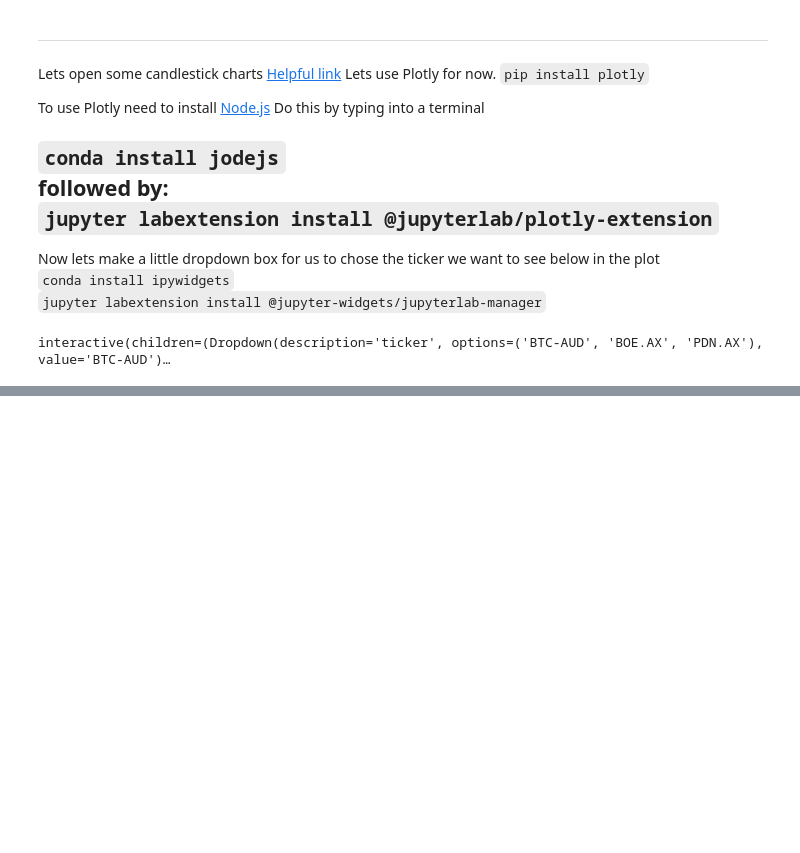
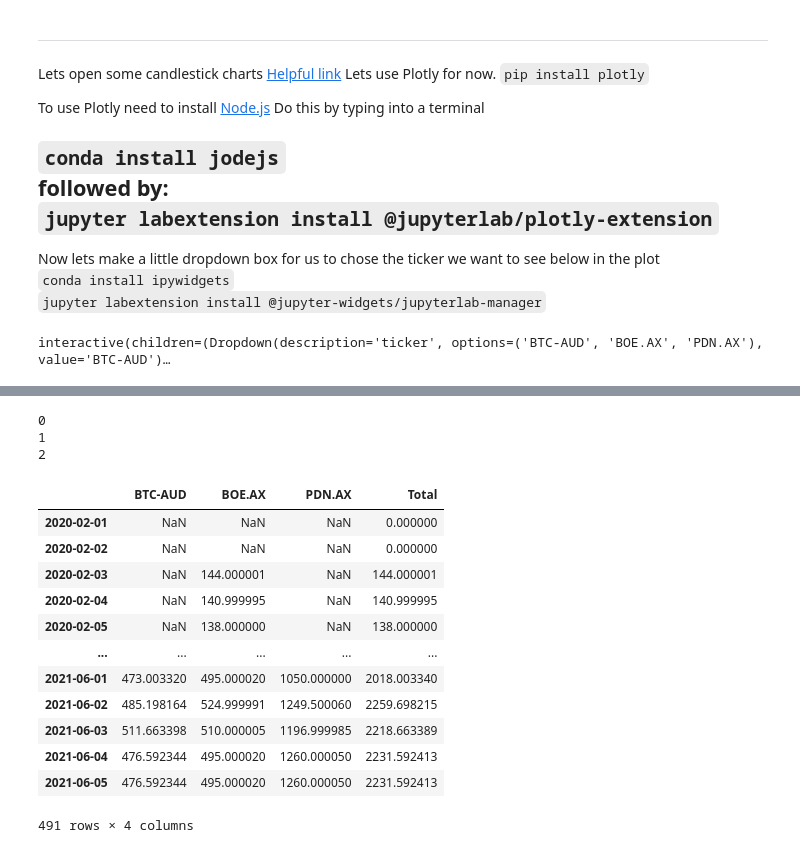
Before and after one commit to marrabld/portfolio_tracker, a Jupyter notebook: update_portfolio.ipynb, the cells around one changed output, grey strips where cells are left out. Cells and saved outputs as stored; diff of their text form; code cells hidden in the pictures; blank space fills up the shorter version.

```diff
--- a/update_portfolio.ipynb
+++ b/update_portfolio.ipynb
@@ -94,0 +119,19 @@ interactive(children=(Dropdown(description='ticker', options=('BTC-AUD', 'BOE.AX
+# %%
+df = None
+portfolio = date_range.to_frame()
+frames = [portfolio]
+
+for ii in range(len(data['tickers'])):
+    print(ii)
+    frames.append(quotes[ii]['Close'] * data['amounts'][ii])
+
+df = pd.concat(frames, axis=1)
+df = df.drop(df.columns[0], axis=1)
+
+df.columns = data['tickers']
+
+portfolio = df
+# %% [output]
+0
+1
+2
@@ -94,0 +142,16 @@ interactive(children=(Dropdown(description='ticker', options=('BTC-AUD', 'BOE.AX
+# %%
+portfolio
+# %% [output]
+|  | BTC-AUD | BOE.AX | PDN.AX | Total |
+| 2020-02-01 | NaN | NaN | NaN | 0.000000 |
+| 2020-02-02 | NaN | NaN | NaN | 0.000000 |
+| 2020-02-03 | NaN | 144.000001 | NaN | 144.000001 |
+| 2020-02-04 | NaN | 140.999995 | NaN | 140.999995 |
+| 2020-02-05 | NaN | 138.000000 | NaN | 138.000000 |
+| ... | ... | ... | ... | ... |
+| 2021-06-01 | 473.003320 | 495.000020 | 1050.000000 | 2018.003340 |
+| 2021-06-02 | 485.198164 | 524.999991 | 1249.500060 | 2259.698215 |
+| 2021-06-03 | 511.663398 | 510.000005 | 1196.999985 | 2218.663389 |
+| 2021-06-04 | 476.592344 | 495.000020 | 1260.000050 | 2231.592413 |
+| 2021-06-05 | 476.592344 | 495.000020 | 1260.000050 | 2231.592413 |
+491 rows × 4 columns
```
Also changed, not shown: parts of 9 cells of this notebook.
